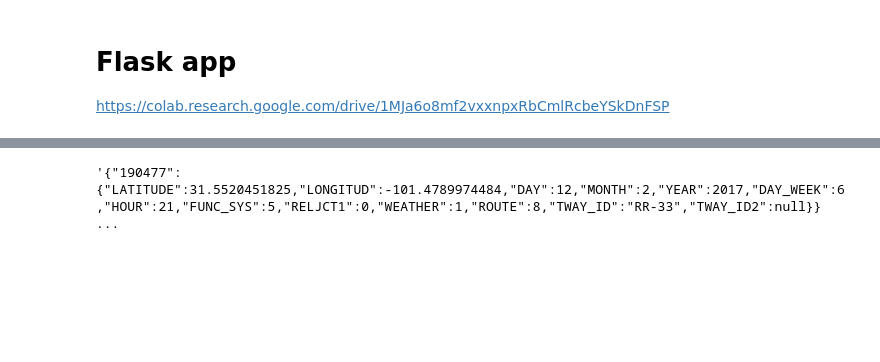
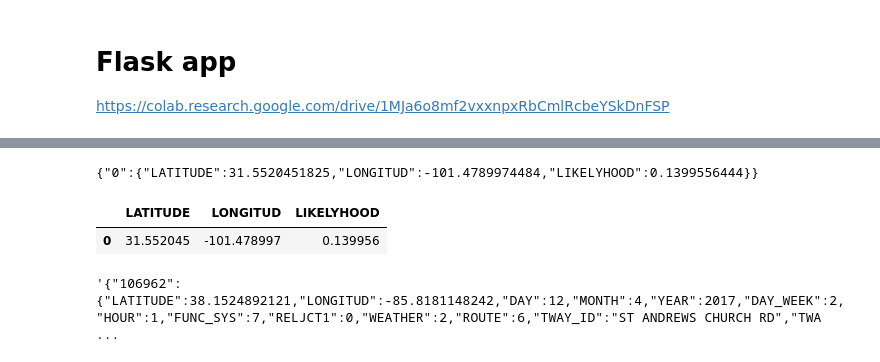
Before and after one commit to Build-Week-Safe-Routes/Data-Science, a Jupyter notebook: notebooks/nov05_eda2017_20190824.ipynb, the cells around one changed output, grey strips where cells are left out. Drawn from its saved outputs; the diff is of its cells as text; code cells hidden in the pictures; blank space fills up the shorter version.

```diff
--- a/notebooks/nov05_eda2017_20190824.ipynb
+++ b/notebooks/nov05_eda2017_20190824.ipynb
@@ -938,4 +981,15 @@ X:     LATITUDE  ...  TWAY_ID2
+# %%
+# output json
+df_json = pd.DataFrame([X['LATITUDE'], X['LONGITUD'], y]).T
+df_json.columns=['LATITUDE', 'LONGITUD', 'LIKELYHOOD']
+str_json = df_json.to_json(orient='index')
+print(str_json)
+df_json
+# %% [output]
+{"0":{"LATITUDE":31.5520451825,"LONGITUD":-101.4789974484,"LIKELYHOOD":0.1399556444}}
+|  | LATITUDE | LONGITUD | LIKELYHOOD |
+| 0 | 31.552045 | -101.478997 | 0.139956 |
 # %%
-X_trainval.iloc[:1,:].to_json(orient='index')
+X_trainval.iloc[:2,:].to_json(orient='index')
 # %% [output]
-'{"190477":{"LATITUDE":31.5520451825,"LONGITUD":-101.4789974484,"DAY":12,"MONTH":2,"YEAR":2017,"DAY_WEEK":6,"HOUR":21,"FUNC_SYS":5,"RELJCT1":0,"WEATHER":1,"ROUTE":8,"TWAY_ID":"RR-33","TWAY_ID2":null}} ...
+'{"106962":{"LATITUDE":38.1524892121,"LONGITUD":-85.8181148242,"DAY":12,"MONTH":4,"YEAR":2017,"DAY_WEEK":2,"HOUR":1,"FUNC_SYS":7,"RELJCT1":0,"WEATHER":2,"ROUTE":6,"TWAY_ID":"ST ANDREWS CHURCH RD","TWA ...
```
Also changed, not shown: parts of 9 cells of this notebook.
